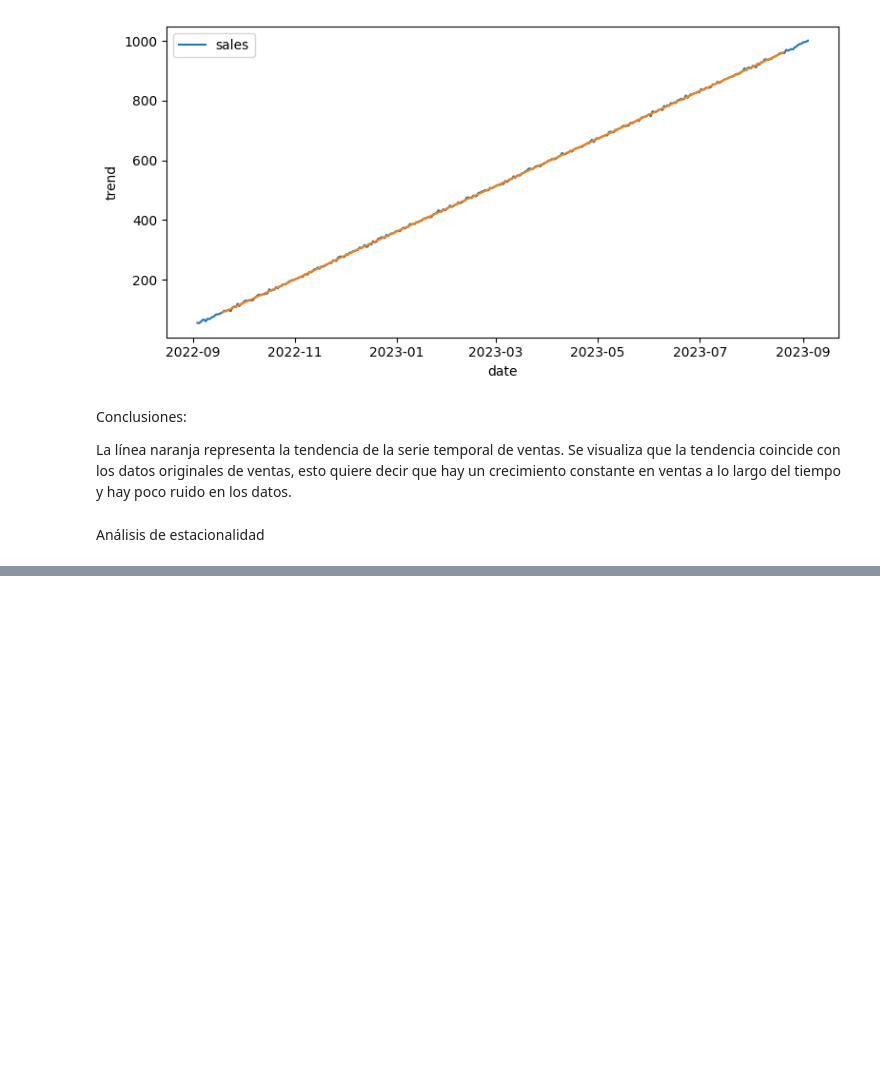
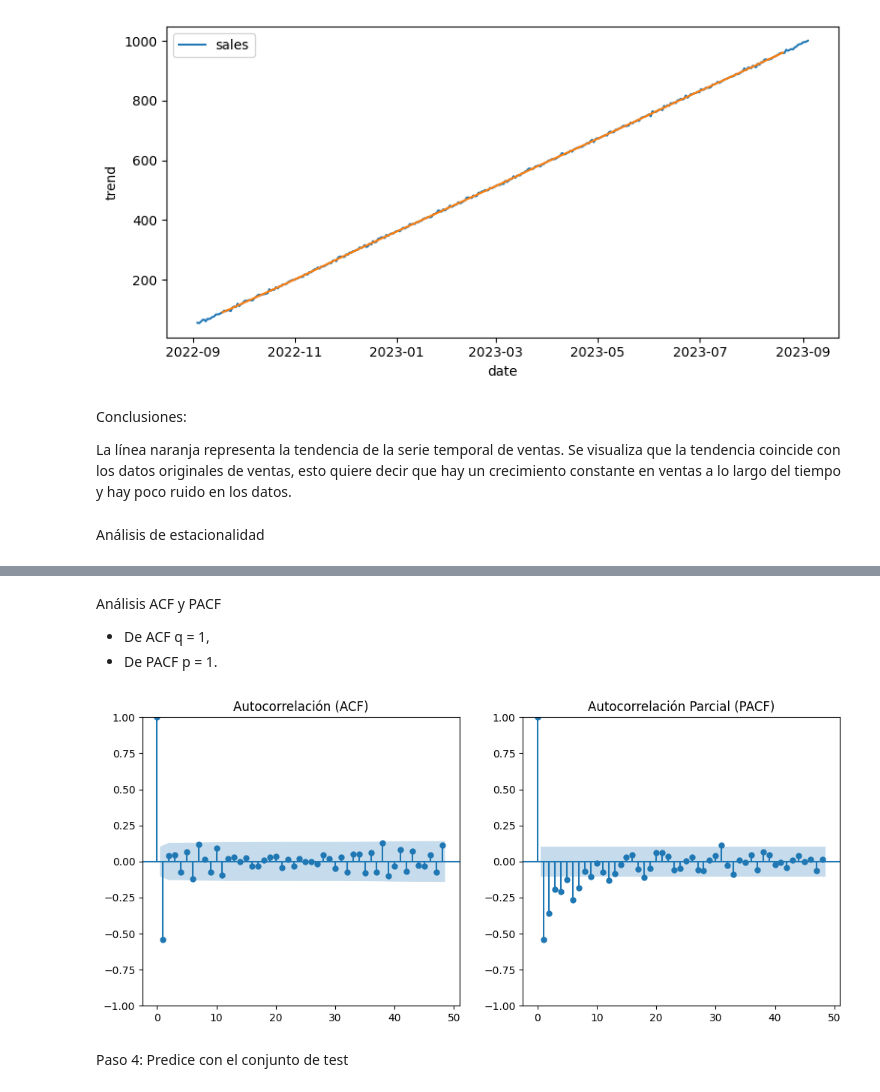
Before and after one commit to 4GeeksAcademy/machine-learning-python-series_temporales_melissahm, a Jupyter notebook: src/explore.ipynb, the cells around one changed output, grey strips where cells are left out. Cells and saved outputs as stored; diff of their text form; code cells hidden in the pictures; blank space fills up the shorter version.

```diff
--- a/src/explore.ipynb
+++ b/src/explore.ipynb
@@ -131,0 +158,19 @@ En esta serie temporal predomina la tendencia ascendente.
+# %% [markdown]
+Análisis ACF y PACF
+
+- De ACF q = 1,
+- De PACF p = 1.
+# %%
+fig, ax = plt.subplots(1, 2, figsize=(12, 5))
+
+# ACF para determinar q
+plot_acf(df_diff1, lags=48, ax=ax[0])
+ax[0].set_title("Autocorrelación (ACF)")
+
+# PACF para determinar p
+plot_pacf(df_diff1, lags=48, ax=ax[1])
+ax[1].set_title("Autocorrelación Parcial (PACF)")
+
+plt.show()
+# %% [output]
+[figure, added]
@@ -131,0 +185,2 @@ En esta serie temporal predomina la tendencia ascendente.
+# %% [markdown]
+Paso 4: Predice con el conjunto de test
```
Also changed, not shown: parts of 21 cells of this notebook.
